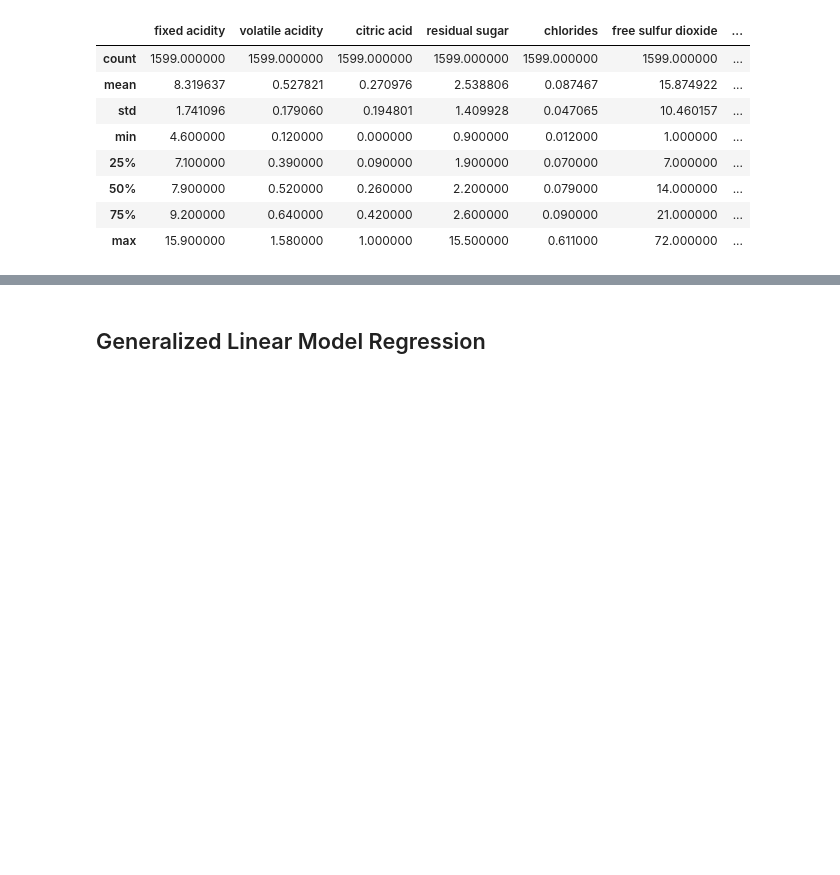
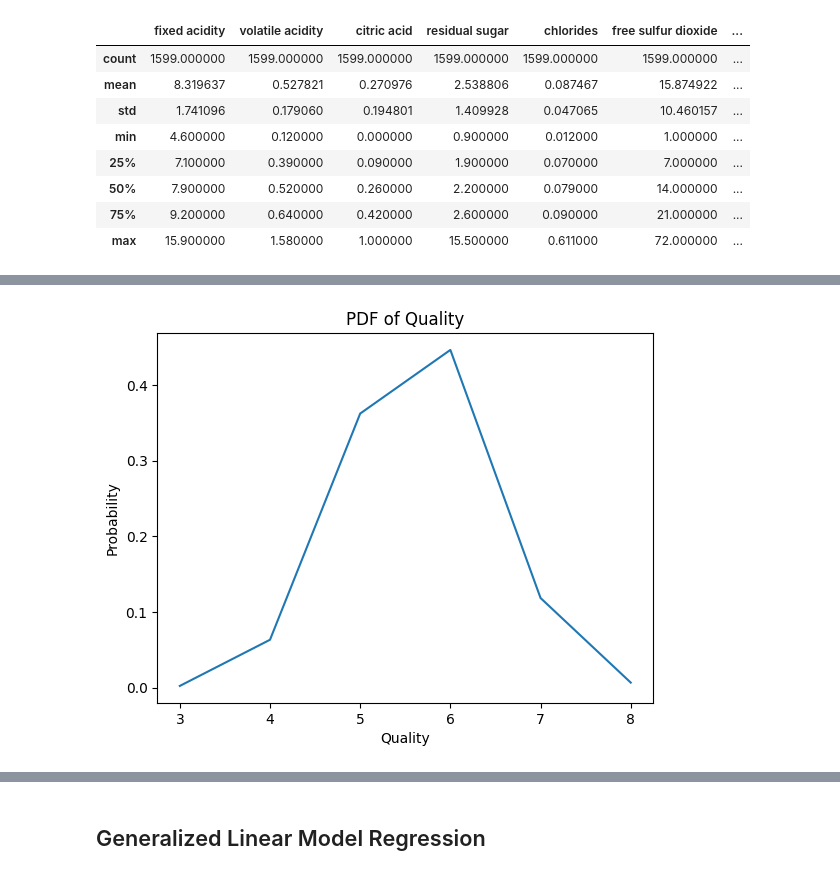
Before and after one commit to Triple-A-AAI520/AAI-520_Group3_Final_Project, a Jupyter notebook: JupyterNotebook/AAI-500_Team4_Final.ipynb, the cells around one changed output, grey strips where cells are left out. Cells and saved outputs as stored; diff of their text form; code cells hidden in the pictures; blank space fills up the shorter version.

```diff
--- a/JupyterNotebook/AAI-500_Team4_Final.ipynb
+++ b/JupyterNotebook/AAI-500_Team4_Final.ipynb
@@ -38,0 +84,15 @@ wine_red.describe()
+# %%
+def get_probability(df):
+    df.sort_values(by=['quality'], inplace=True)
+    df_mean = np.mean(df["quality"])
+    df_std = np.std(df["quality"])
+    pdf = stats.norm.pdf(df["quality"], df_mean, df_std)
+
+    plt.xlabel('Quality')
+    plt.ylabel('Probability')
+    plt.title('PDF of Quality')
+    plt.plot(df["quality"], pdf)
+# %%
+get_probability(wine_red)
+# %% [output]
+[figure, added]
```
Also changed, not shown: parts of 25 cells of this notebook.
